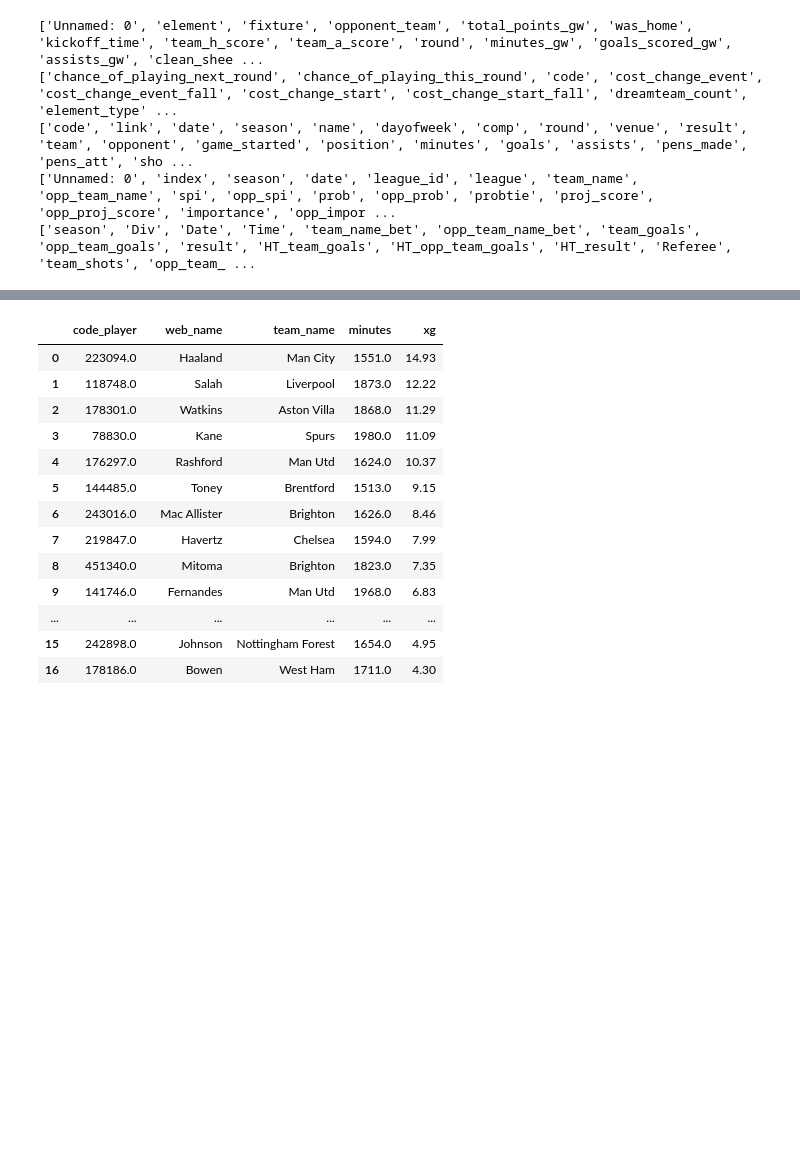
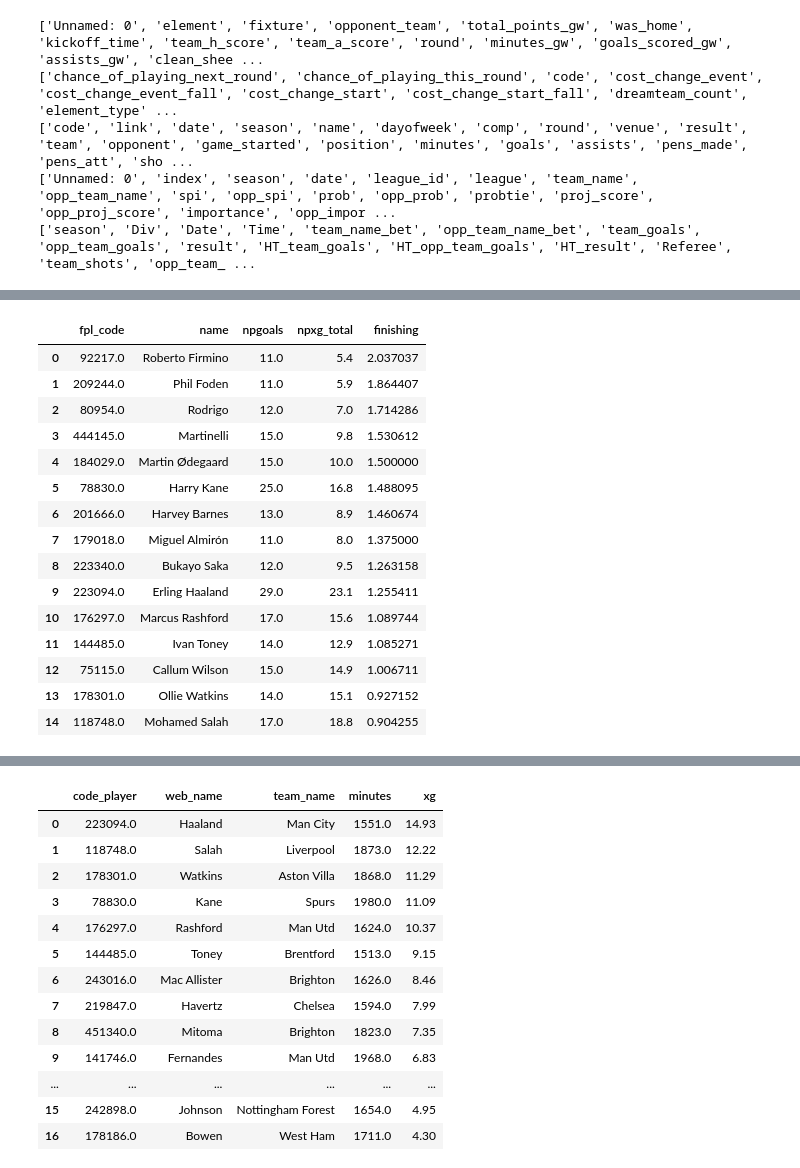
Before and after one commit to chrisimpacts/FPL-Data-Analysis, a Jupyter notebook: FPL_Analysis_UsingPSQL.ipynb, the cells around one changed output, grey strips where cells are left out. Drawn from its saved outputs; the diff is of its cells as text; code cells hidden in the pictures; blank space fills up the shorter version.

```diff
--- a/FPL_Analysis_UsingPSQL.ipynb
+++ b/FPL_Analysis_UsingPSQL.ipynb
@@ -23,7 +23,7 @@ print(list(fpl_raw.columns))
 fpl = fpl_raw[['code_player','web_name','now_cost','team_name','element_type','season','round','fixture','kickoff_time','was_home','opp_team_name','team_h_score','team_a_score','total_points_gw','minutes_gw','goals_conceded_gw','goals_scored_gw','assists_gw','expected_goals_gw', 'expected_assists_gw', 'expected_goal_involvements_gw','expected_goals_conceded_gw','expected_goals_conceded_per_90','news','fpl_fixture_merge_code']]
 new_raw = pd.read_csv("data/Player_Summary.csv")
 print(list(new_raw.columns))
-new = new_raw[['code','now_cost']]
+new = new_raw[['code','now_cost','team_name']]
 #fbref
 fbref_raw = pd.read_csv("data/fbrefdata_OOP_updated.csv")
 codes = pd.read_csv('data/2022_IDs.csv')[['FPL code','fbref ID']]
@@ -208,0 +325,51 @@ with conn.cursor() as cur:
+# %%
+query = """
+        WITH finish AS (
+            SELECT
+                FPL_code,
+                name,
+                sum(goals)-sum(pens_made) as npGoals,
+                sum(npxg) as npxg_total
+            FROM fbref
+            WHERE goals IS NOT NULL
+                AND npxg IS NOT NULL
+                AND comp = 'Premier League'
+                AND season = 20222023
+            GROUP BY FPL_code, name, comp
+            HAVING sum(goals)-sum(pens_made) > 0
+            ORDER BY npGoals DESC
+        )
+        SELECT
+            FPL_code,
+            name,
+            npGoals,
+            npxg_total,
+            npGoals/npxg_total as finishing
+        FROM finish
+        WHERE npGoals/npxg_total IS NOT NULL
+            AND npgoals > 10
+        GROUP BY FPL_code, name, npgoals, npxg_total
+        ORDER BY npGoals/npxg_total DESC
+        ;
+        """
+with conn.cursor() as cur:
+    dat = pd.read_sql_query(query, conn)
+# dat.to_csv('data/draft_data.csv', index=False)
+dat
+# %% [output]
+|  | fpl_code | name | npgoals | npxg_total | finishing |
+| 0 | 92217.0 | Roberto Firmino | 11.0 | 5.4 | 2.037037 |
+| 1 | 209244.0 | Phil Foden | 11.0 | 5.9 | 1.864407 |
+| 2 | 80954.0 | Rodrigo | 12.0 | 7.0 | 1.714286 |
+| 3 | 444145.0 | Martinelli | 15.0 | 9.8 | 1.530612 |
+| 4 | 184029.0 | Martin Ødegaard | 15.0 | 10.0 | 1.500000 |
+| 5 | 78830.0 | Harry Kane | 25.0 | 16.8 | 1.488095 |
+| 6 | 201666.0 | Harvey Barnes | 13.0 | 8.9 | 1.460674 |
+| 7 | 179018.0 | Miguel Almirón | 11.0 | 8.0 | 1.375000 |
+| 8 | 223340.0 | Bukayo Saka | 12.0 | 9.5 | 1.263158 |
+| 9 | 223094.0 | Erling Haaland | 29.0 | 23.1 | 1.255411 |
+| 10 | 176297.0 | Marcus Rashford | 17.0 | 15.6 | 1.089744 |
+| 11 | 144485.0 | Ivan Toney | 14.0 | 12.9 | 1.085271 |
+| 12 | 75115.0 | Callum Wilson | 15.0 | 14.9 | 1.006711 |
+| 13 | 178301.0 | Ollie Watkins | 14.0 | 15.1 | 0.927152 |
+| 14 | 118748.0 | Mohamed Salah | 17.0 | 18.8 | 0.904255 |
```
Also changed, not shown: parts of 11 cells of this notebook, 3 other files.
